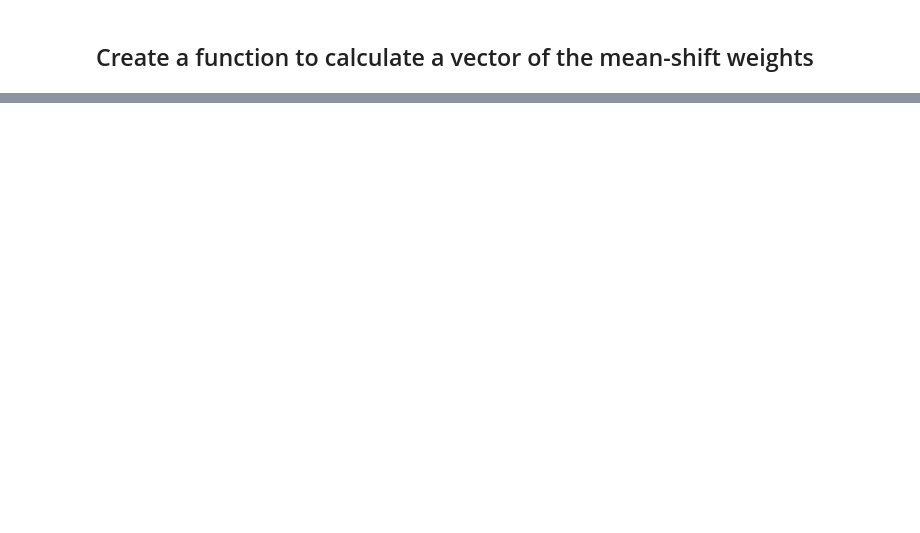
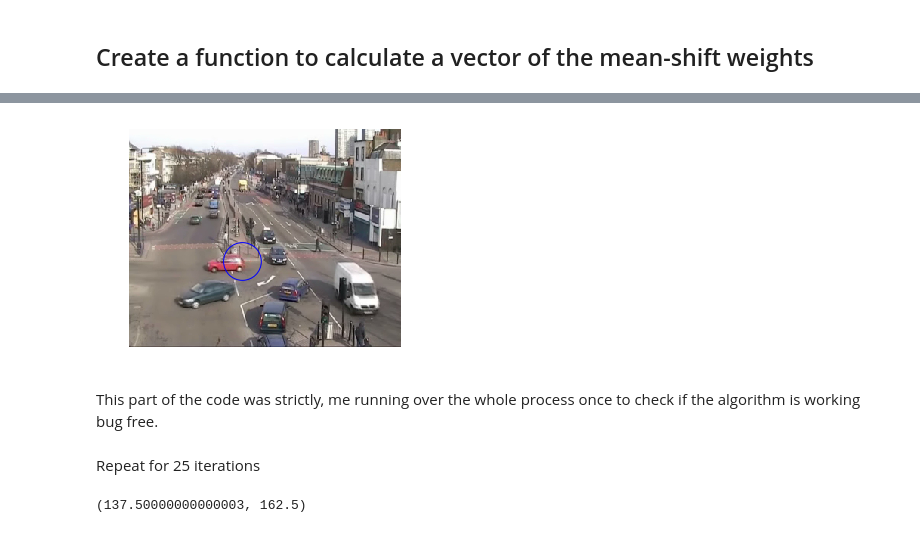
Before and after one commit to TheAnig/computer-vision, a Jupyter notebook: hw6/hw6-soln.ipynb, the cells around one changed output, grey strips where cells are left out. Drawn from its saved outputs; the diff is of its cells as text; code cells hidden in the pictures; blank space fills up the shorter version.

```diff
--- a/hw6/hw6-soln.ipynb
+++ b/hw6/hw6-soln.ipynb
@@ -73,0 +138,5 @@ plt.imshow(cov_target[minPos[0]:minPos[0]+70, minPos[1]:minPos[1]+24])
+# %%
+target = imread('./data/img2.jpg')
+
+tNeigh = circularNeighbors(target, 150, 175, 25)
+p_test = colorHistogram(tNeigh, 16, 150, 175, 25)
@@ -73,0 +145,2 @@ plt.imshow(cov_target[minPos[0]:minPos[0]+70, minPos[1]:minPos[1]+24])
+# %%
+w = meanShiftWeights(q_model, p_test, 16)
@@ -73,0 +172,3 @@ plt.imshow(cov_target[minPos[0]:minPos[0]+70, minPos[1]:minPos[1]+24])
+# %%
+new_x = np.sum(out_x)/np.sum(w)
+new_y = np.sum(out_y)/np.sum(w)
@@ -73,0 +179,12 @@ plt.imshow(cov_target[minPos[0]:minPos[0]+70, minPos[1]:minPos[1]+24])
+# %%
+plt.imshow(target)
+circle1 = plt.Circle((new_x, new_y), radius=25, color='b', fill=False)
+plt.gcf().gca().add_artist(circle1)
+plt.axis('off')
+plt.show()
+# %% [output]
+[figure, added]
+# %% [markdown]
+This part of the code was strictly, me running over the whole process once to check if the algorithm is working bug free.
+# %% [markdown]
+Repeat for 25 iterations
@@ -73,0 +208,4 @@ plt.imshow(cov_target[minPos[0]:minPos[0]+70, minPos[1]:minPos[1]+24])
+# %%
+x_0,y_0
+# %% [output]
+(137.50000000000003, 162.5)
```
Also changed, not shown: parts of 34 cells of this notebook, 10 other files.
